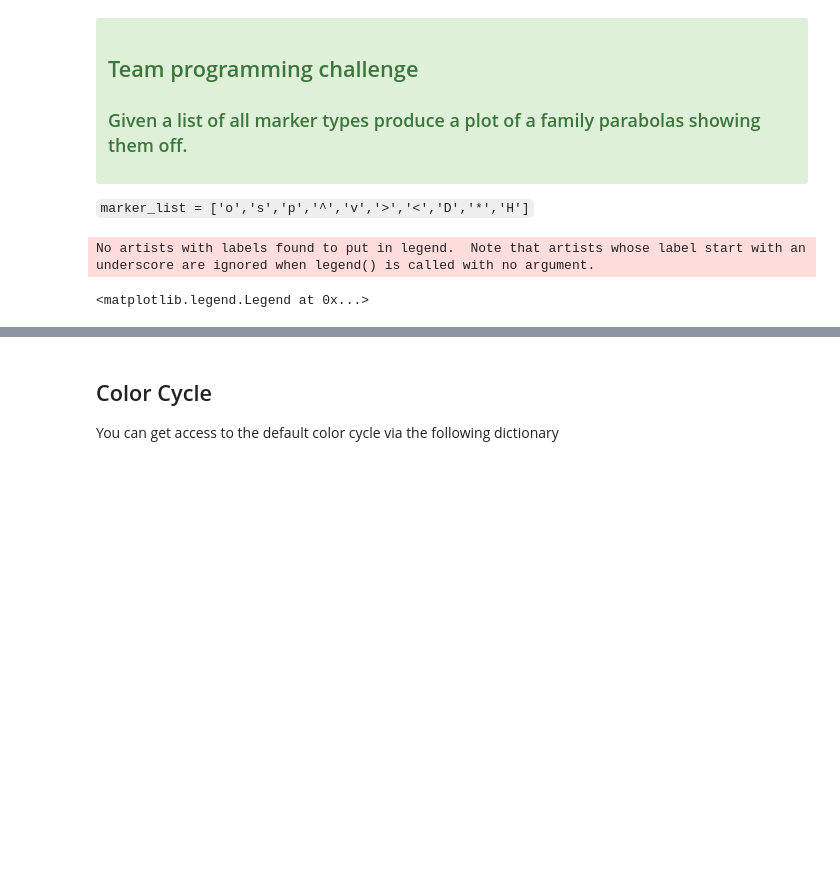
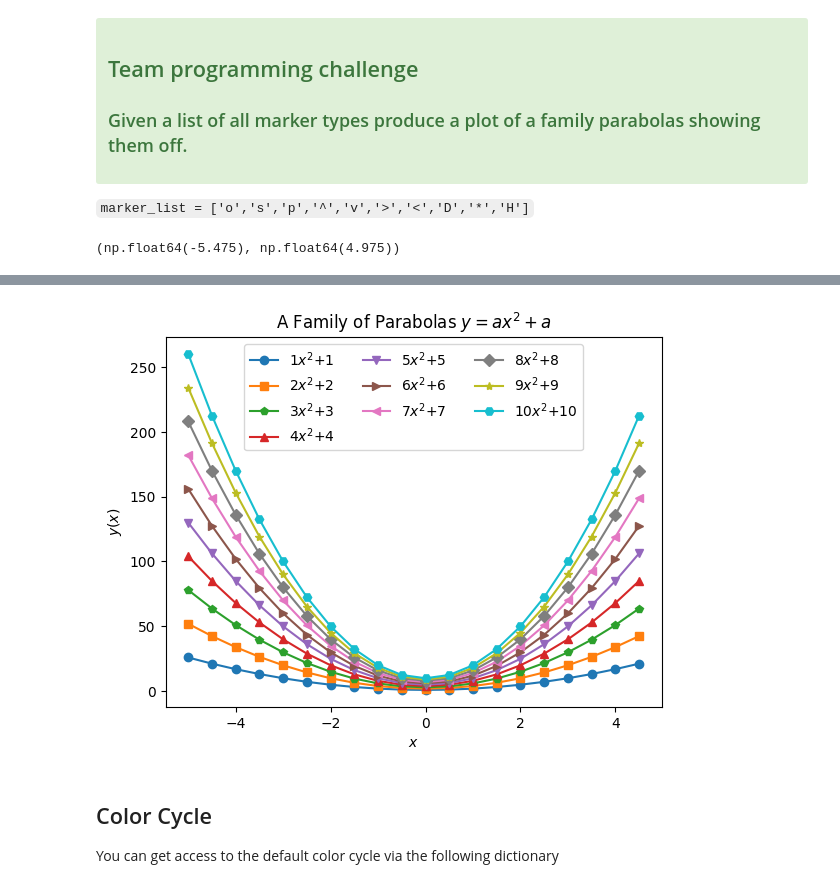
Before and after one commit to corey01201/IntroCompPhysics, a Jupyter notebook: src/10_PlotCustomization.ipynb, the cells around one changed output, grey strips where cells are left out. Cells and saved outputs as stored; diff of their text form; code cells hidden in the pictures; blank space fills up the shorter version.

```diff
--- a/src/10_PlotCustomization.ipynb
+++ b/src/10_PlotCustomization.ipynb
@@ -101,25 +111,29 @@ plt.ylabel(r'$y(x)$')
 plt.title('A Family of Parabolas $y=x^2+a$')
 plt.legend(loc='upper center', ncol=3) -->
 # %%
+import numpy as np
+from matplotlib import pyplot as plt
 marker_list = ['o','s','p','^','v','>','<','D','*','H']
-x = np.arange(-1,1,0.1)
+x = np.arange(-5,5,0.5)
 
 # generate and plot the parabola
 for i,marker in enumerate(marker_list):
+    k = i+1
     # generate the parabola
-
+    y = [k*j**2 + k for j in x]
     # generate a label
-
+    label = f'{k}' + r'$x^2$' + f'+{k}'
     # plot the parabola for each marker type
-    plt.plot()
+    plt.plot(x,y,marker=marker,linestyle='-',label=label)
 
 # some labels
 plt.xlabel('$x$')
 plt.ylabel('$y(x)$')
-plt.title('A Family of Parabolas $y=x^2+a$')
+plt.title('A Family of Parabolas $y=ax^2+a$')
 
 # add a legend
 plt.legend(loc='upper center', ncol=3)
+
+plt.xlim()
 # %% [output]
-No artists with labels found to put in legend.  Note that artists whose label start with an underscore are ignored when legend() is called with no argument.
+(np.float64(-5.475), np.float64(4.975))
-<matplotlib.legend.Legend at 0x...>
@@ -127,3 +140,4 @@ No artists with labels found to put in legend.  Note that artists whose label st
+[figure, added]
 # %% [markdown]
 ## Color Cycle
 
```
Also changed, not shown: parts of 4 cells of this notebook.
